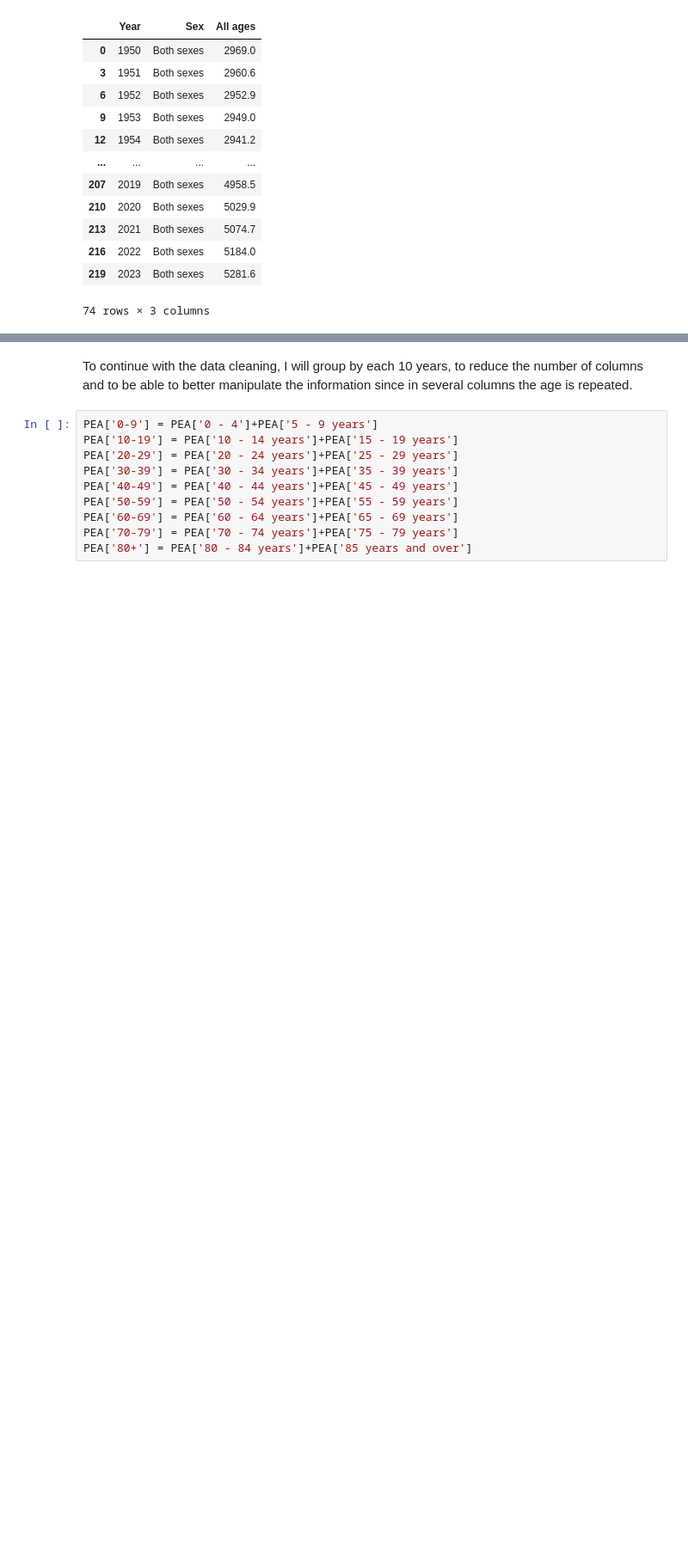
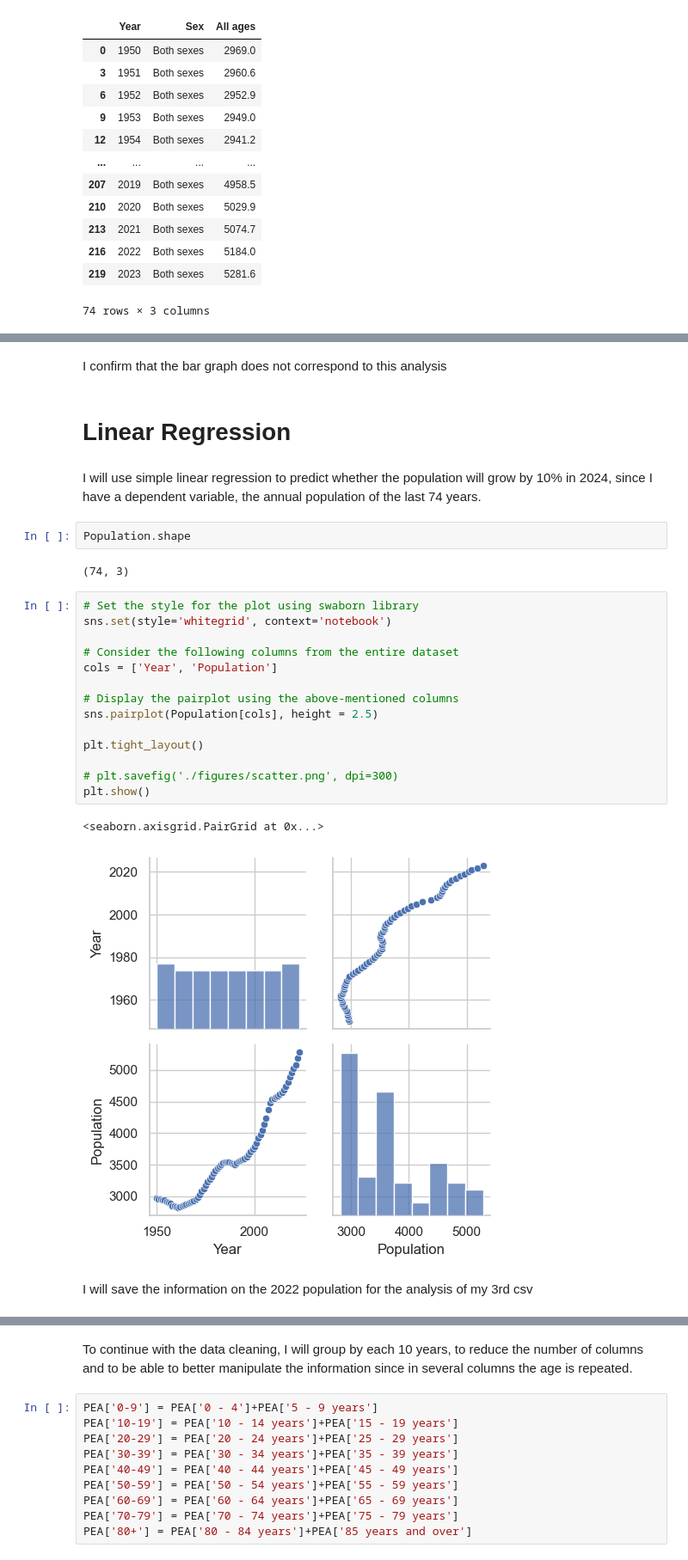
Before and after one commit to diagarmar29/Population-in-Ireland.-1st-Assesment, a Jupyter notebook: Population in Ireland.ipynb, the cells around one changed output, grey strips where cells are left out. Shown at 86% size. Cells and saved outputs as stored; diff of their text form; blank space fills up the shorter version.

Commit message:
12th commit
Integrated more graphs as well as statistical analysis to view probabilities of different scenarios.

```diff
--- a/Population in Ireland.ipynb
+++ b/Population in Ireland.ipynb
@@ -513,0 +483,29 @@ Population['Population'].max()
+# %% [markdown]
+I confirm that the bar graph does not correspond to this analysis
+# %% [markdown]
+# Linear Regression
+# %% [markdown]
+I will use simple linear regression to predict whether the population will grow by 10% in 2024, since I have a dependent variable, the annual population of the last 74 years.
+# %%
+Population.shape
+# %% [output]
+(74, 3)
+# %%
+# Set the style for the plot using swaborn library
+sns.set(style='whitegrid', context='notebook')
+
+# Consider the following columns from the entire dataset
+cols = ['Year', 'Population']
+
+# Display the pairplot using the above-mentioned columns
+sns.pairplot(Population[cols], height = 2.5)
+
+plt.tight_layout()
+
+# plt.savefig('./figures/scatter.png', dpi=300)
+plt.show()
+# %% [output]
+<seaborn.axisgrid.PairGrid at 0x...>
+[figure, added]
+# %% [markdown]
+I will save the information on the 2022 population for the analysis of my 3rd csv
```
Also changed, not shown: parts of 210 cells of this notebook.
